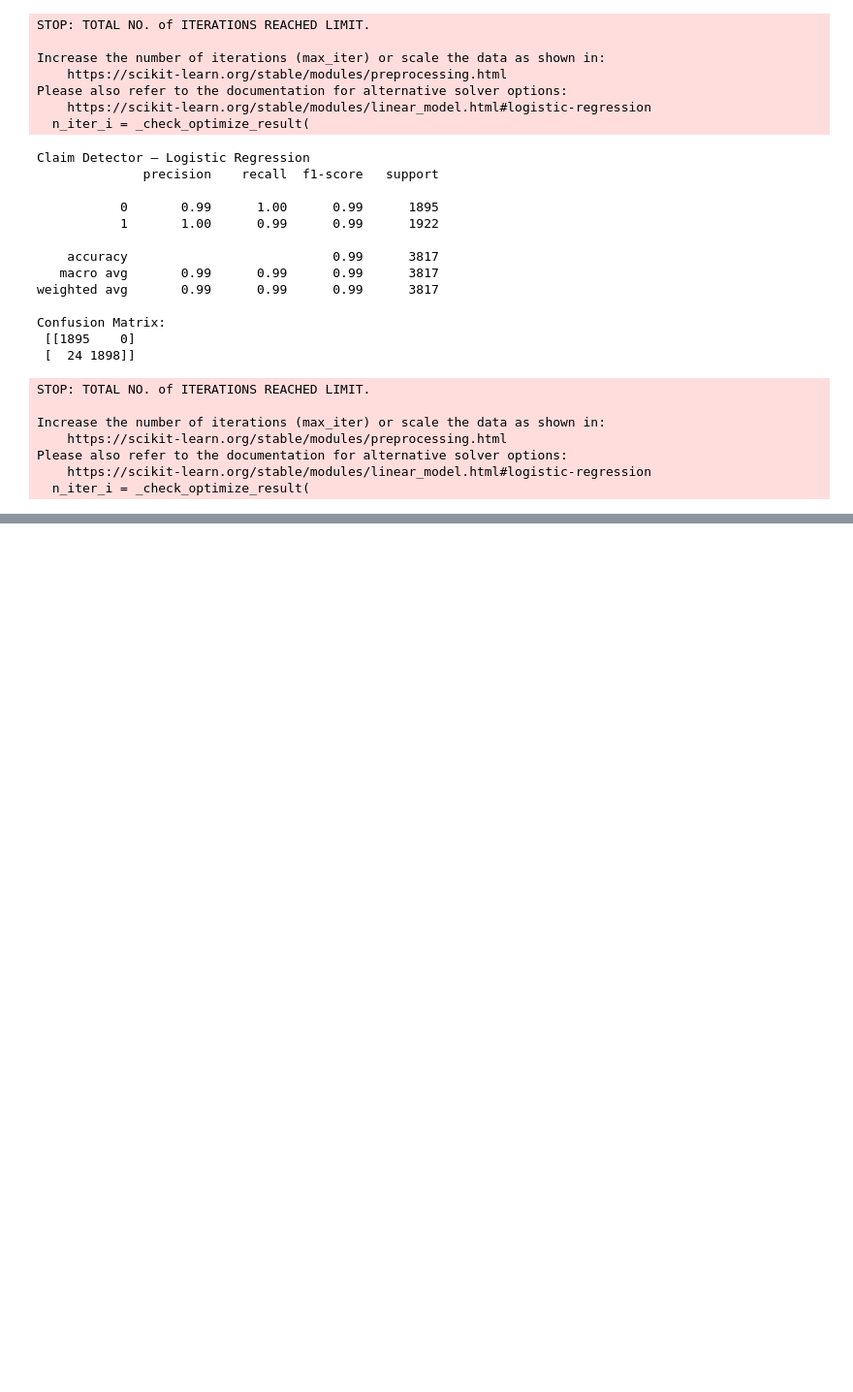
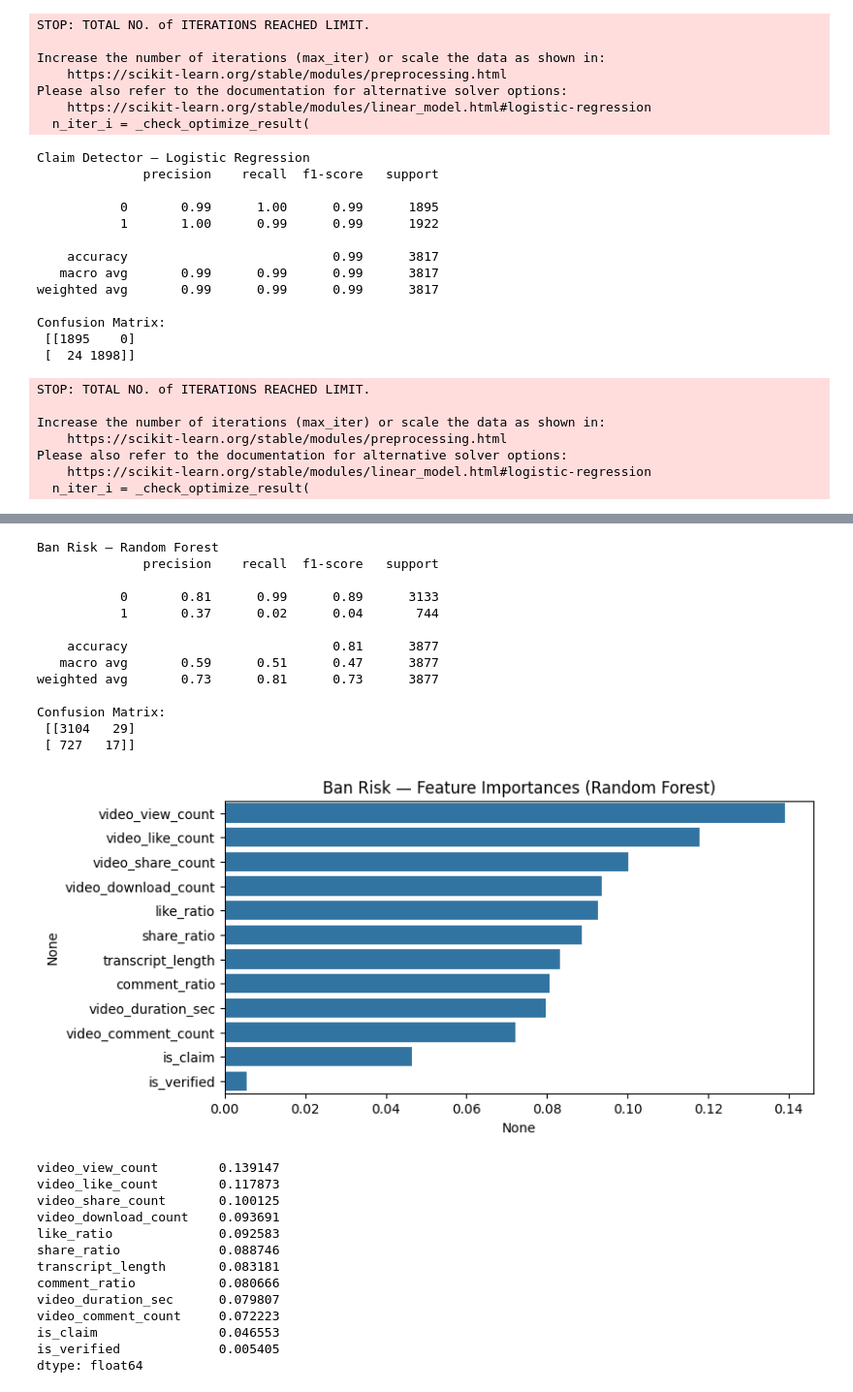
Before and after one commit to KrishaVeera/CreatorPilot, a Jupyter notebook: Tiktok_Model.ipynb, the cells around one changed output, grey strips where cells are left out. Shown at 97% size. Cells and saved outputs as stored; diff of their text form; code cells hidden in the pictures; blank space fills up the shorter version.

```diff
--- a/Tiktok_Model.ipynb
+++ b/Tiktok_Model.ipynb
@@ -661,0 +712,45 @@ Note: this task is probably very easy — maybe “opinion” rows have distinct
+# %%
+# --- 2. Ban Risk: Random Forest Classifier
+rf_risk = RandomForestClassifier(n_estimators=200, random_state=42, class_weight="balanced", n_jobs=-1)
+rf_risk.fit(X_risk_train, y_risk_train)
+y_risk_pred_rf = rf_risk.predict(X_risk_test)
+
+print("\nBan Risk — Random Forest")
+print(classification_report(y_risk_test, y_risk_pred_rf))
+print("Confusion Matrix:\n", confusion_matrix(y_risk_test, y_risk_pred_rf))
+
+# --- Feature importance for ban risk
+importances_risk = pd.Series(rf_risk.feature_importances_, index=X_risk_train.columns).sort_values(ascending=False)
+plt.figure(figsize=(8,4))
+sns.barplot(x=importances_risk, y=importances_risk.index)
+plt.title("Ban Risk — Feature Importances (Random Forest)")
+plt.show()
+print(importances_risk)
+# %% [output]
+Ban Risk — Random Forest
+              precision    recall  f1-score   support
+
+           0       0.81      0.99      0.89      3133
+           1       0.37      0.02      0.04       744
+
+    accuracy                           0.81      3877
+   macro avg       0.59      0.51      0.47      3877
+weighted avg       0.73      0.81      0.73      3877
+
+Confusion Matrix:
+ [[3104   29]
+ [ 727   17]]
+[figure, added]
+video_view_count        0.139147
+video_like_count        0.117873
+video_share_count       0.100125
+video_download_count    0.093691
+like_ratio              0.092583
+share_ratio             0.088746
+transcript_length       0.083181
+comment_ratio           0.080666
+video_duration_sec      0.079807
+video_comment_count     0.072223
+is_claim                0.046553
+is_verified             0.005405
+dtype: float64
```
Also changed, not shown: parts of 26 cells of this notebook.
